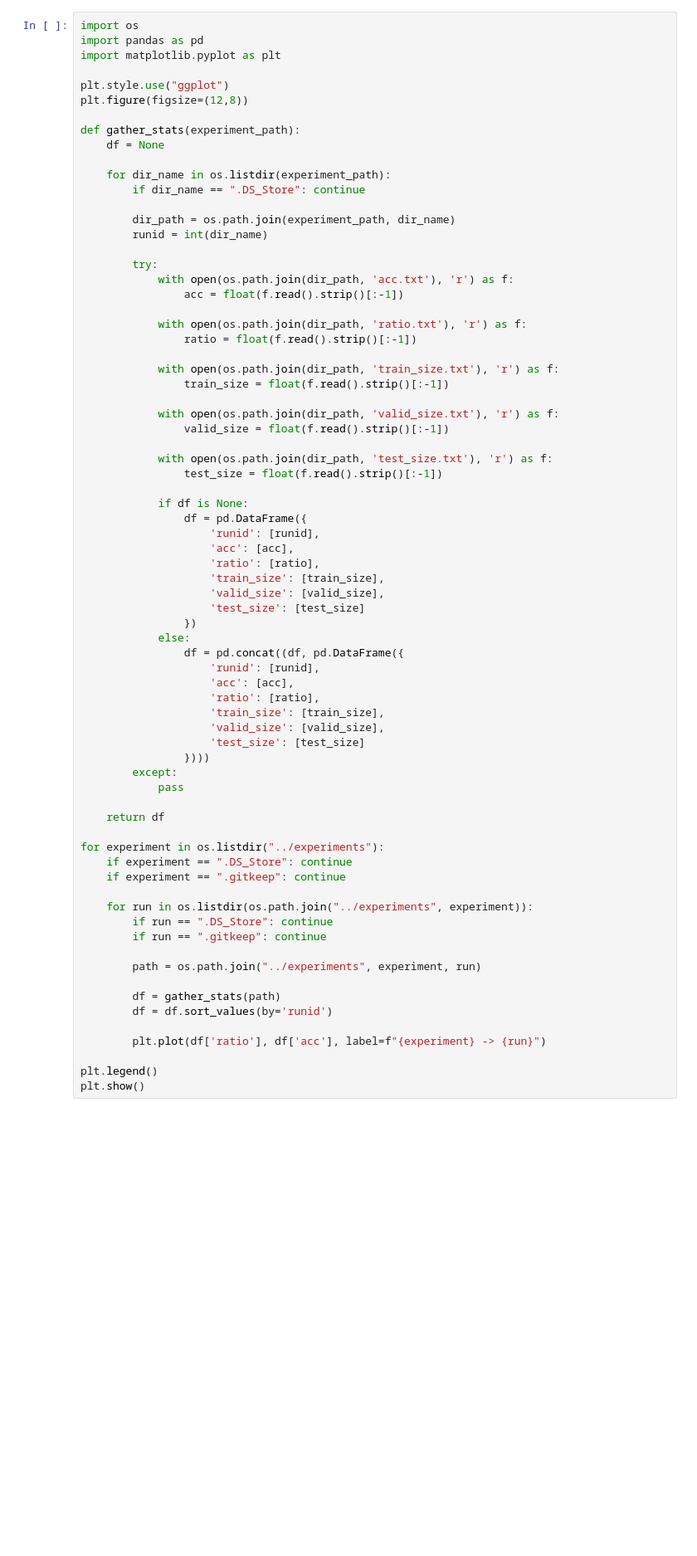
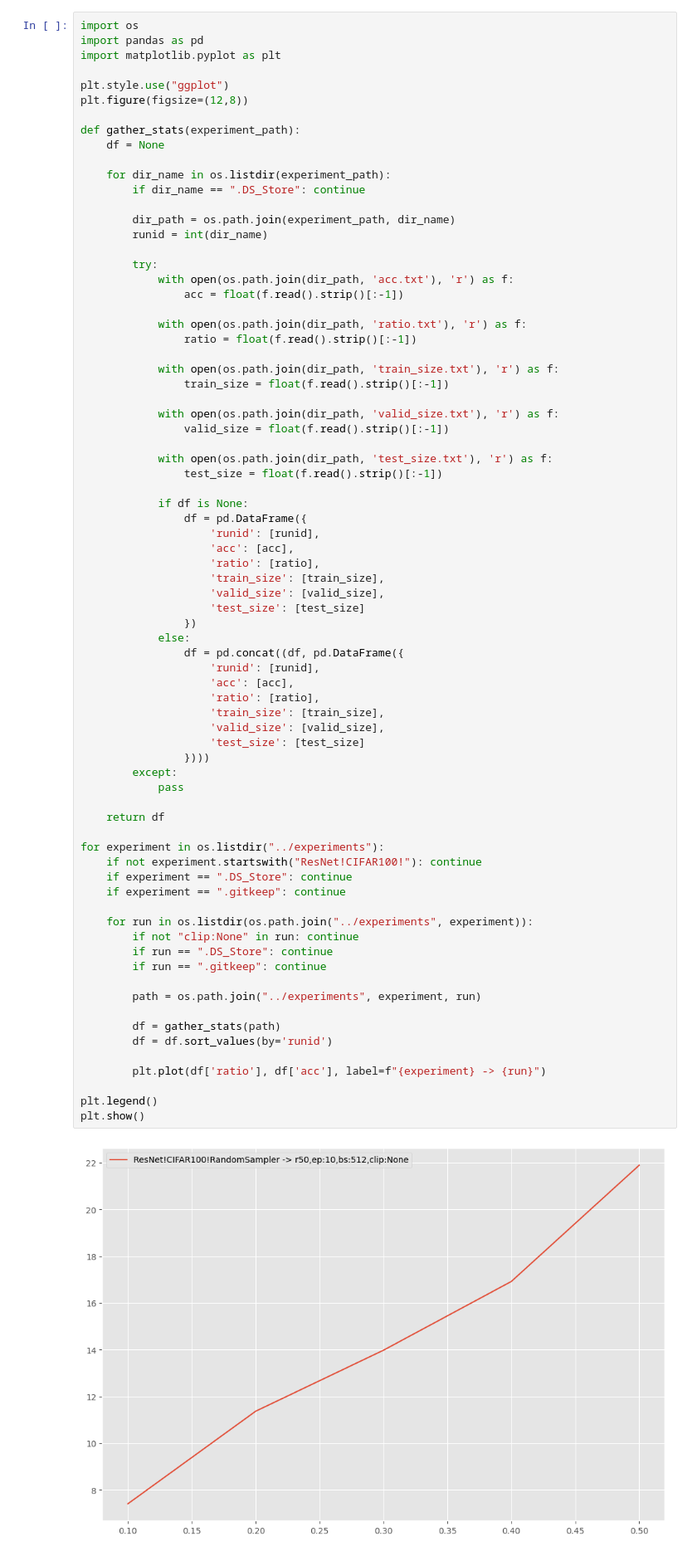
Before and after one commit to Drske/KISS, a Jupyter notebook: notebooks/results.ipynb, the cells around one changed output. Shown at 83% size. Cells and saved outputs as stored; diff of their text form; blank space fills up the shorter version.

```diff
--- a/notebooks/results.ipynb
+++ b/notebooks/results.ipynb
@@ -44,30 +44,34 @@ def gather_stats(experiment_path):
                 df = pd.concat((df, pd.DataFrame({
                     'runid': [runid],
                     'acc': [acc],
                     'ratio': [ratio],
                     'train_size': [train_size],
                     'valid_size': [valid_size],
                     'test_size': [test_size]
                 })))
         except:
             pass
 
     return df
 
 for experiment in os.listdir("../experiments"):
+    if not experiment.startswith("ResNet!CIFAR100!"): continue
     if experiment == ".DS_Store": continue
     if experiment == ".gitkeep": continue
 
     for run in os.listdir(os.path.join("../experiments", experiment)):
+        if not "clip:None" in run: continue
         if run == ".DS_Store": continue
         if run == ".gitkeep": continue
 
         path = os.path.join("../experiments", experiment, run)
 
         df = gather_stats(path)
         df = df.sort_values(by='runid')
 
         plt.plot(df['ratio'], df['acc'], label=f"{experiment} -> {run}")
 
 plt.legend()
 plt.show()
+# %% [output]
+[figure, added]
```
Also changed, not shown: 12 other files.
